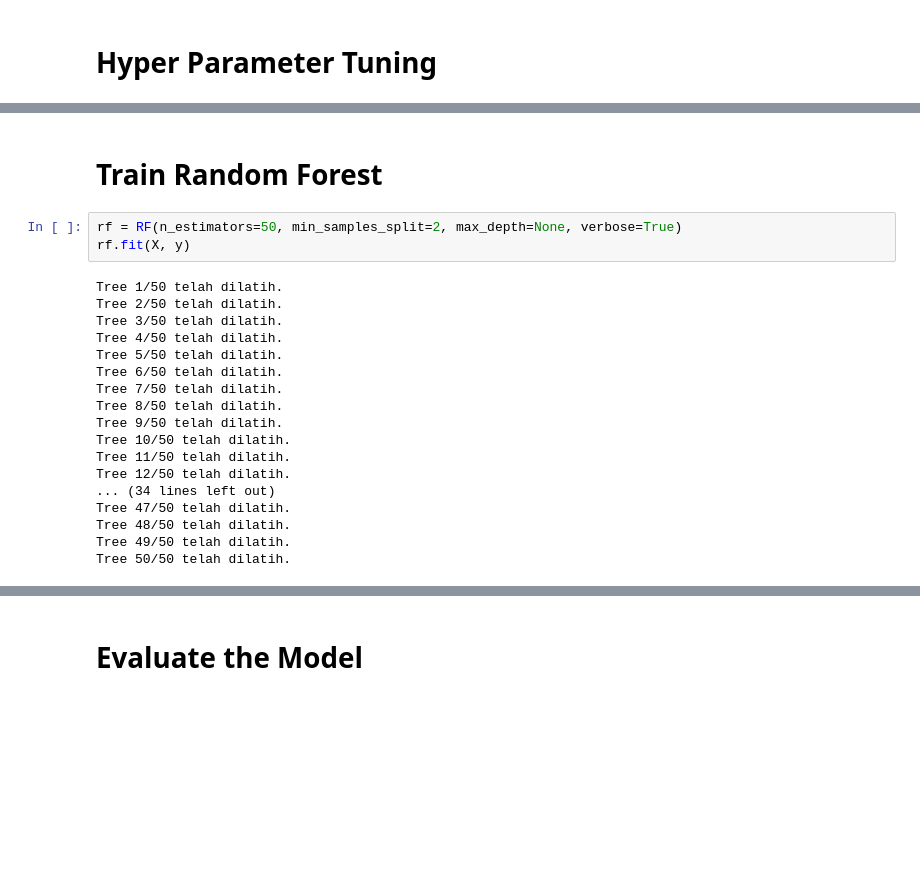
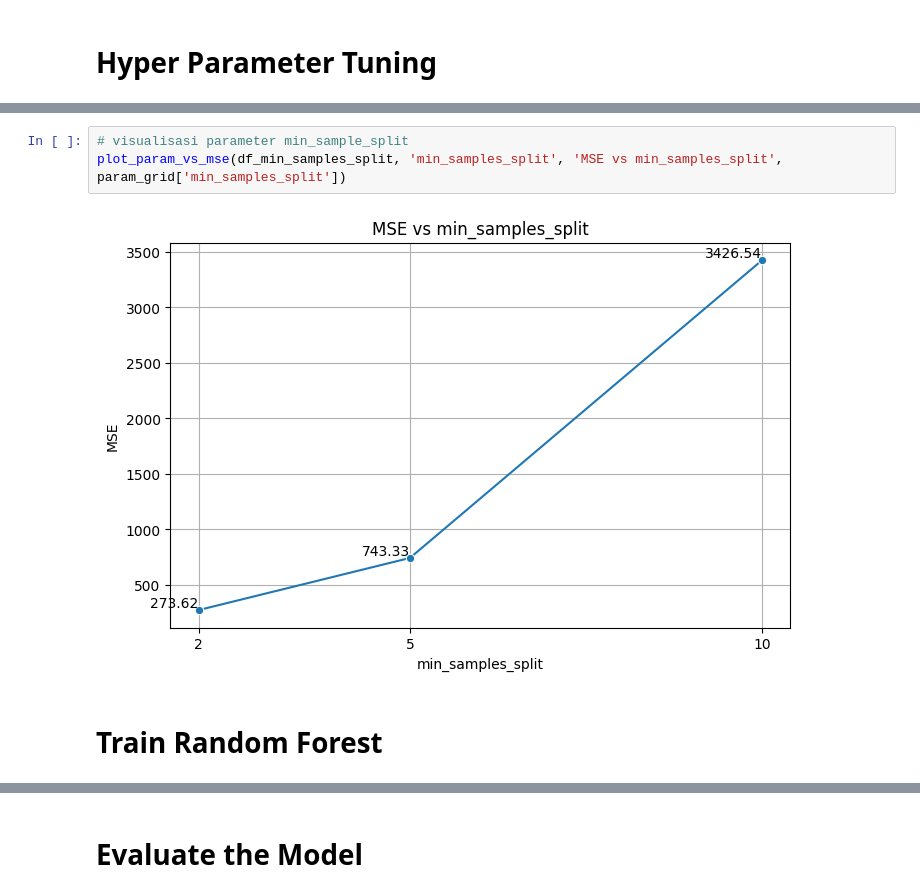
Before and after one commit to Amharrayadin/random-forest-mangrove-area-prediction, a Jupyter notebook: modelling.ipynb, the cells around one changed output, grey strips where cells are left out. Drawn from its saved outputs; the diff is of its cells as text; blank space fills up the shorter version.

```diff
--- a/modelling.ipynb
+++ b/modelling.ipynb
@@ -171,23 +194,7 @@ Name: 0, dtype: float64
+# %%
+# visualisasi parameter min_sample_split
+plot_param_vs_mse(df_min_samples_split, 'min_samples_split', 'MSE vs min_samples_split', param_grid['min_samples_split'])
+# %% [output]
+[figure, added]
 # %% [markdown]
 # Train Random Forest
-# %%
-rf = RF(n_estimators=50, min_samples_split=2, max_depth=None, verbose=True)
-rf.fit(X, y)
-# %% [output]
-Tree 1/50 telah dilatih.
-Tree 2/50 telah dilatih.
-Tree 3/50 telah dilatih.
-Tree 4/50 telah dilatih.
-Tree 5/50 telah dilatih.
-Tree 6/50 telah dilatih.
-Tree 7/50 telah dilatih.
-Tree 8/50 telah dilatih.
-Tree 9/50 telah dilatih.
-Tree 10/50 telah dilatih.
-Tree 11/50 telah dilatih.
-Tree 12/50 telah dilatih.
-... (34 lines left out)
-Tree 47/50 telah dilatih.
-Tree 48/50 telah dilatih.
-Tree 49/50 telah dilatih.
-Tree 50/50 telah dilatih.
```
Also changed, not shown: parts of 33 cells of this notebook, 7 other files.
